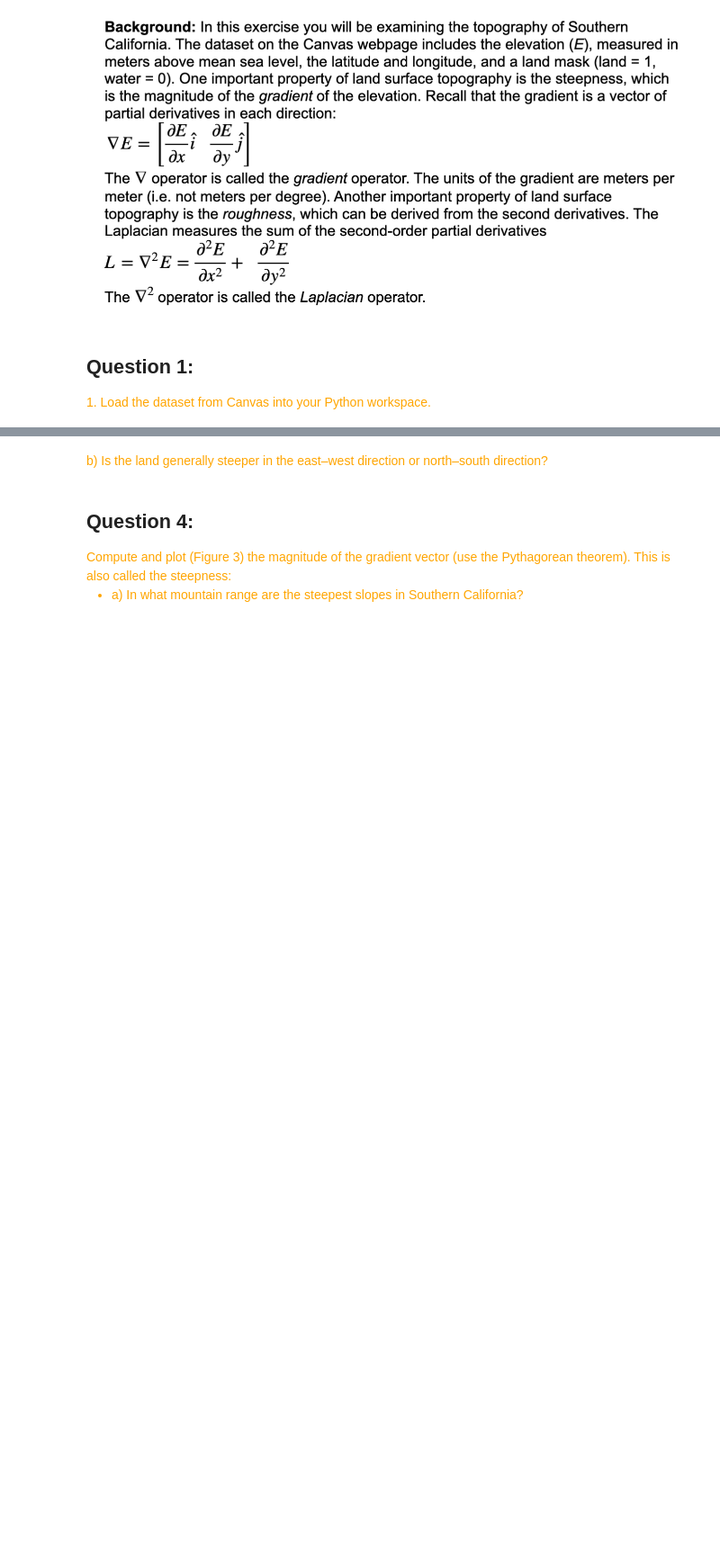
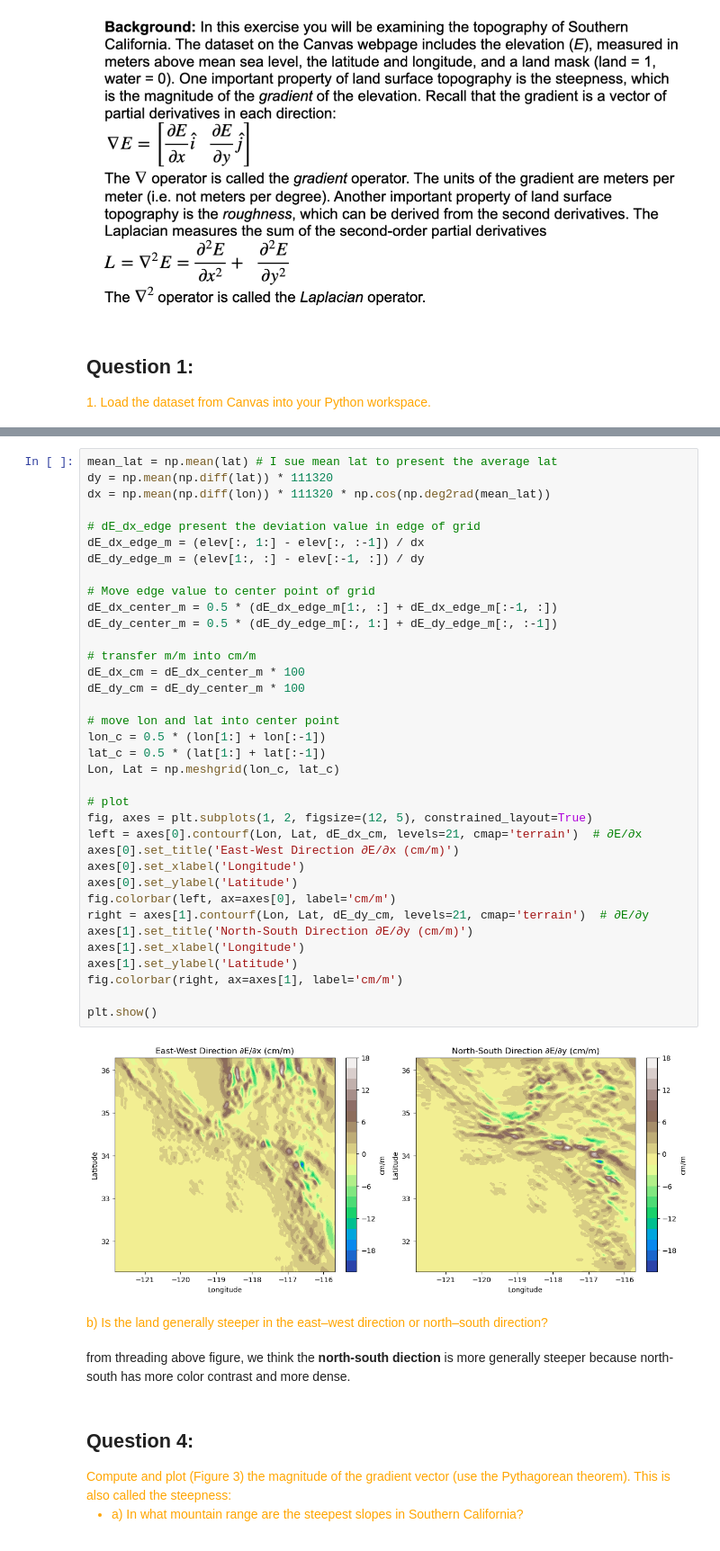
Before and after one commit to HOUPU1993/Homework-for-GEOG-210A-F25, a Jupyter notebook: Homework 1/HM5.ipynb, the cells around one changed output, grey strips where cells are left out. Shown at 90% size. Saved outputs shown, nothing was run; the diff lists cells and outputs as text; blank space fills up the shorter version.

```diff
--- a/Homework 1/HM5.ipynb
+++ b/Homework 1/HM5.ipynb
@@ -107,7 +57,47 @@ Compute the partial derivatives of elevation in the x- and y-directions,using un
+# %%
+mean_lat = np.mean(lat) # I sue mean lat to present the average lat
+dy = np.mean(np.diff(lat)) * 111320
+dx = np.mean(np.diff(lon)) * 111320 * np.cos(np.deg2rad(mean_lat))
+
+# dE_dx_edge present the deviation value in edge of grid
+dE_dx_edge_m = (elev[:, 1:] - elev[:, :-1]) / dx
+dE_dy_edge_m = (elev[1:, :] - elev[:-1, :]) / dy
+
+# Move edge value to center point of grid
+dE_dx_center_m = 0.5 * (dE_dx_edge_m[1:, :] + dE_dx_edge_m[:-1, :])
+dE_dy_center_m = 0.5 * (dE_dy_edge_m[:, 1:] + dE_dy_edge_m[:, :-1])
+
+# transfer m/m into cm/m
+dE_dx_cm = dE_dx_center_m * 100
+dE_dy_cm = dE_dy_center_m * 100
+
+# move lon and lat into center point
+lon_c = 0.5 * (lon[1:] + lon[:-1])
+lat_c = 0.5 * (lat[1:] + lat[:-1])
+Lon, Lat = np.meshgrid(lon_c, lat_c)
+
+# plot
+fig, axes = plt.subplots(1, 2, figsize=(12, 5), constrained_layout=True)
+left = axes[0].contourf(Lon, Lat, dE_dx_cm, levels=21, cmap='terrain')  # ∂E/∂x
+axes[0].set_title('East-West Direction ∂E/∂x (cm/m)')
+axes[0].set_xlabel('Longitude')
+axes[0].set_ylabel('Latitude')
+fig.colorbar(left, ax=axes[0], label='cm/m')
+right = axes[1].contourf(Lon, Lat, dE_dy_cm, levels=21, cmap='terrain')  # ∂E/∂y
+axes[1].set_title('North-South Direction ∂E/∂y (cm/m)')
+axes[1].set_xlabel('Longitude')
+axes[1].set_ylabel('Latitude')
+fig.colorbar(right, ax=axes[1], label='cm/m')
+
+plt.show()
+# %% [output]
+[figure, added]
 # %% [markdown]
 <font color="orange">
 b) Is the land generally steeper in the east–west direction or north–south direction?
 </font>
+# %% [markdown]
+from threading above figure, we think the **north-south diection** is more generally steeper because north-south has more color contrast and more dense.
 # %% [markdown]
 ## Question 4:
 <font color="orange">
```
Also changed, not shown: parts of 15 cells of this notebook.
